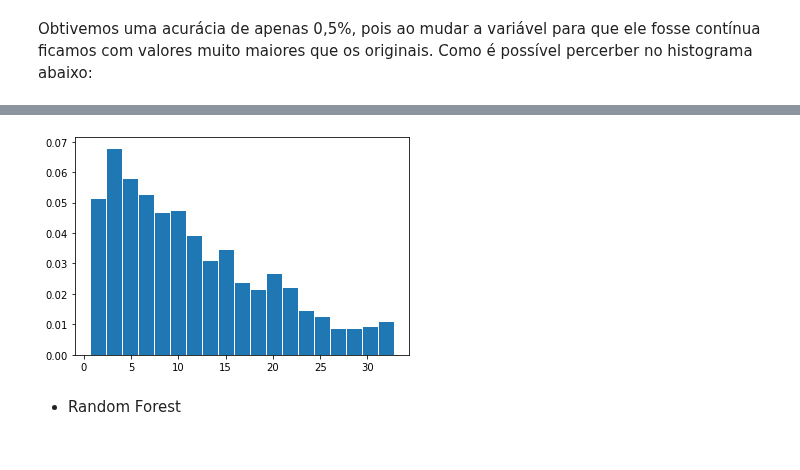
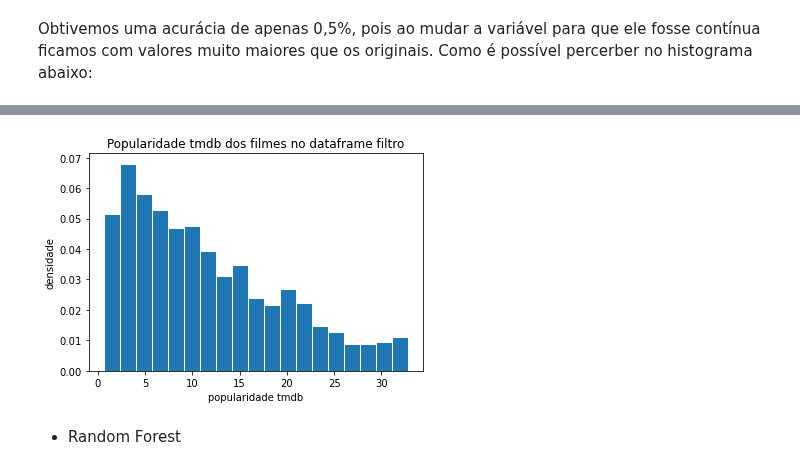
Before and after one commit to insper-classroom/22-2c-cd-p2-grupo_mace_girls, a Jupyter notebook: dados/relatorio.ipynb, the cells around one changed output, grey strips where cells are left out. Drawn from its saved outputs; the diff is of its cells as text; code cells hidden in the pictures.

Commit message:
título histogramas de comparação

```diff
--- a/dados/relatorio.ipynb
+++ b/dados/relatorio.ipynb
@@ -388,9 +384,12 @@ plt.show()
 # %%
 faixa_pop_ = np.linspace(g_popularidade.min(), g_popularidade.max(), 20)
 plt.hist(g_popularidade, faixa_pop_ , edgecolor='white', density=True)
+plt.xlabel('popularidade tmdb')
+plt.ylabel('densidade')
+plt.title('Popularidade tmdb dos filmes no dataframe filtro')
 plt.show()
 # %% [output]
-[figure, old version]
+[figure, new version]
 # %% [markdown]
 - Random Forest
 # %% [markdown]
```
Also changed, not shown: parts of 8 cells of this notebook.
